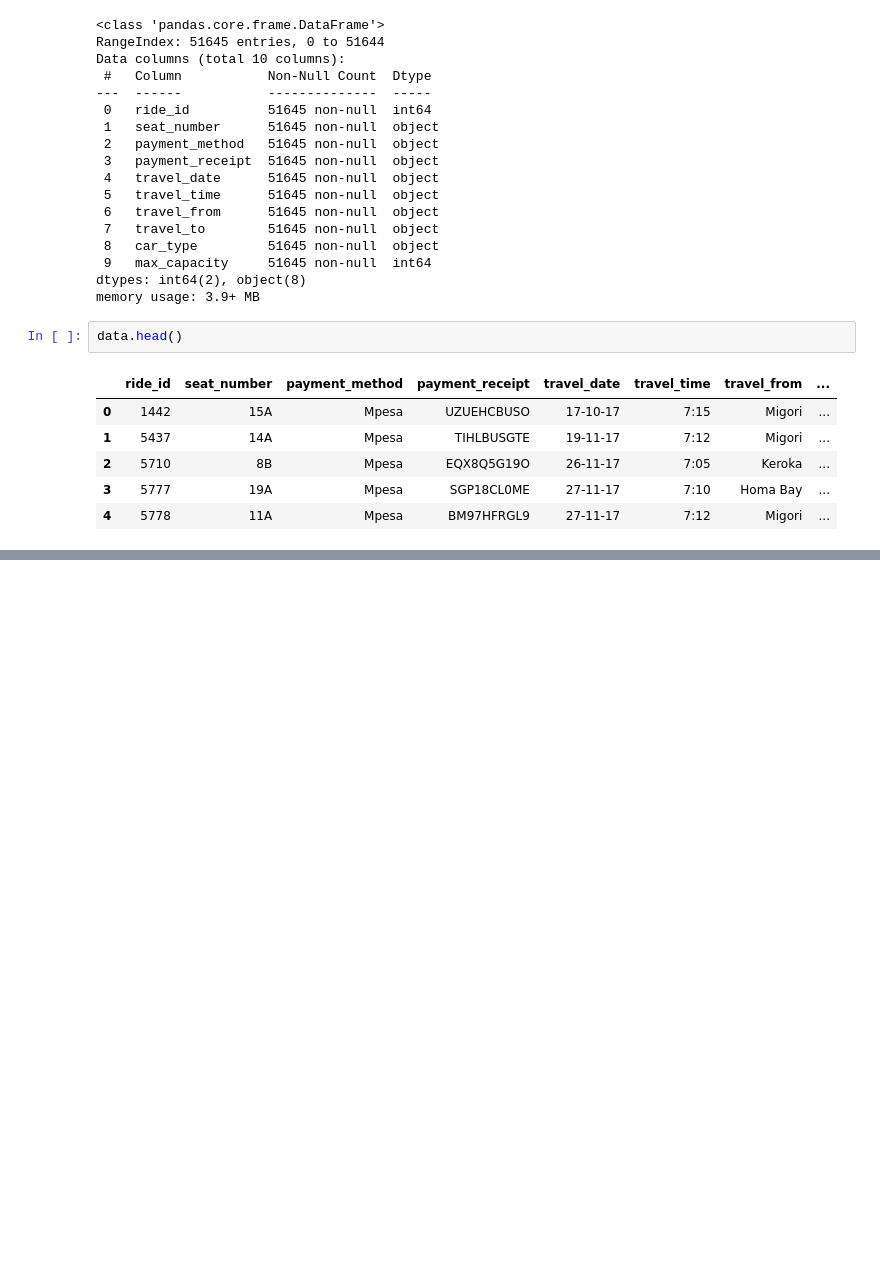
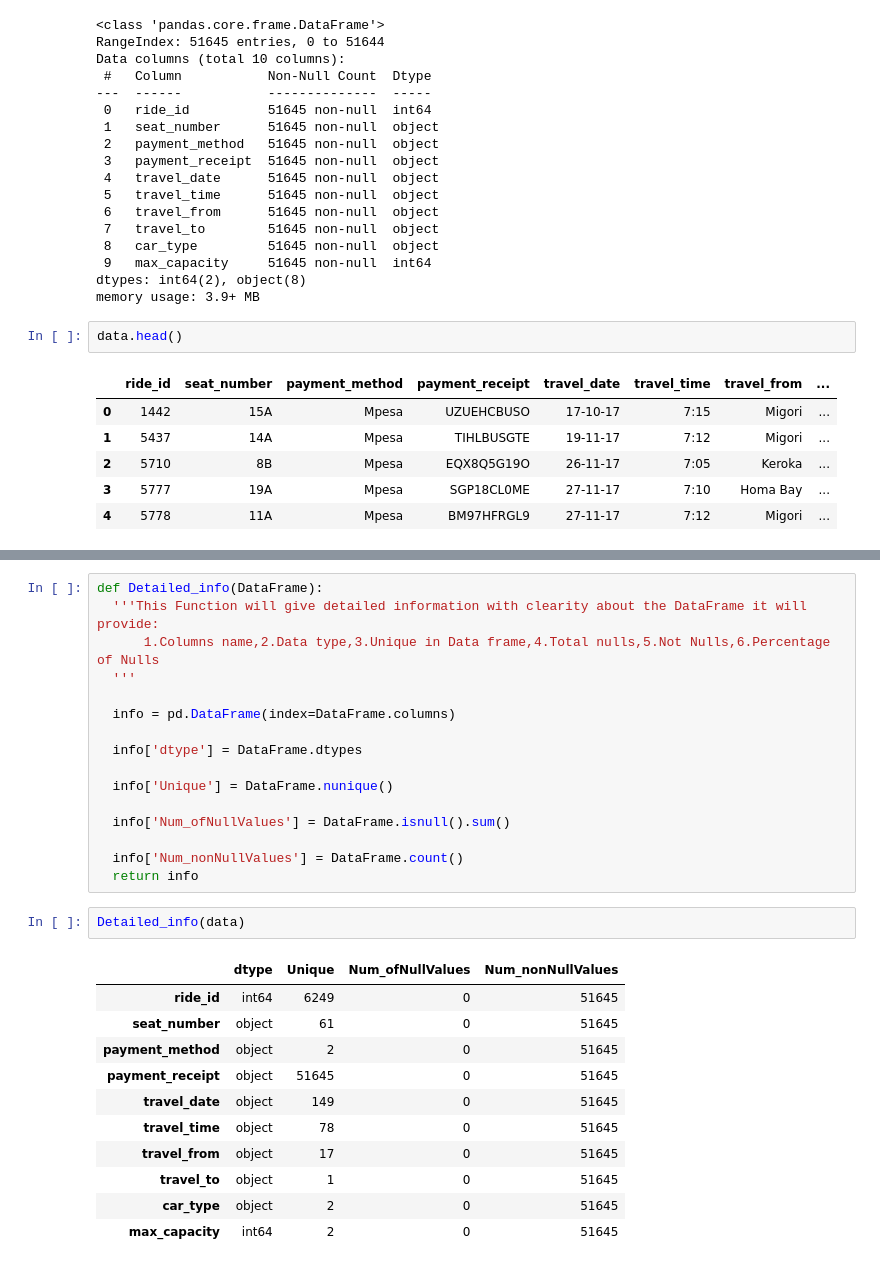
Before and after one commit to komal-pasi/Supervised-ML---Regression, a Jupyter notebook: Demand_Prediction_for_Public_Transport_Capstone_Project.ipynb, the cells around one changed output, grey strips where cells are left out. Cells and saved outputs as stored; diff of their text form; blank space fills up the shorter version.

```diff
--- a/Demand_Prediction_for_Public_Transport_Capstone_Project.ipynb
+++ b/Demand_Prediction_for_Public_Transport_Capstone_Project.ipynb
@@ -115,3 +118,33 @@ data.tail()
 | 51642 | 13809 | 17A | Mpesa | LVN64LZDNN | 20-04-18 | 8:00 | Migori | ... |
 | 51643 | 13796 | 16B | Mpesa | REYBSKTYWN | 20-04-18 | 7:08 | Awendo | ... |
 | 51644 | 14304 | 7 | Mpesa | AQN7FBUSGP | 14-11-17 | 5:10 | Kisii | ... |
+# %%
+def Detailed_info(DataFrame):
+  '''This Function will give detailed information with clearity about the DataFrame it will provide:
+      1.Columns name,2.Data type,3.Unique in Data frame,4.Total nulls,5.Not Nulls,6.Percentage of Nulls
+  '''
+
+  info = pd.DataFrame(index=DataFrame.columns)
+
+  info['dtype'] = DataFrame.dtypes
+
+  info['Unique'] = DataFrame.nunique()
+
+  info['Num_ofNullValues'] = DataFrame.isnull().sum()
+
+  info['Num_nonNullValues'] = DataFrame.count()
+  return info
+# %%
+Detailed_info(data)
+# %% [output]
+|  | dtype | Unique | Num_ofNullValues | Num_nonNullValues |
+| ride_id | int64 | 6249 | 0 | 51645 |
+| seat_number | object | 61 | 0 | 51645 |
+| payment_method | object | 2 | 0 | 51645 |
+| payment_receipt | object | 51645 | 0 | 51645 |
+| travel_date | object | 149 | 0 | 51645 |
+| travel_time | object | 78 | 0 | 51645 |
+| travel_from | object | 17 | 0 | 51645 |
+| travel_to | object | 1 | 0 | 51645 |
+| car_type | object | 2 | 0 | 51645 |
+| max_capacity | int64 | 2 | 0 | 51645 |
```
Also changed, not shown: parts of 6 cells of this notebook.
